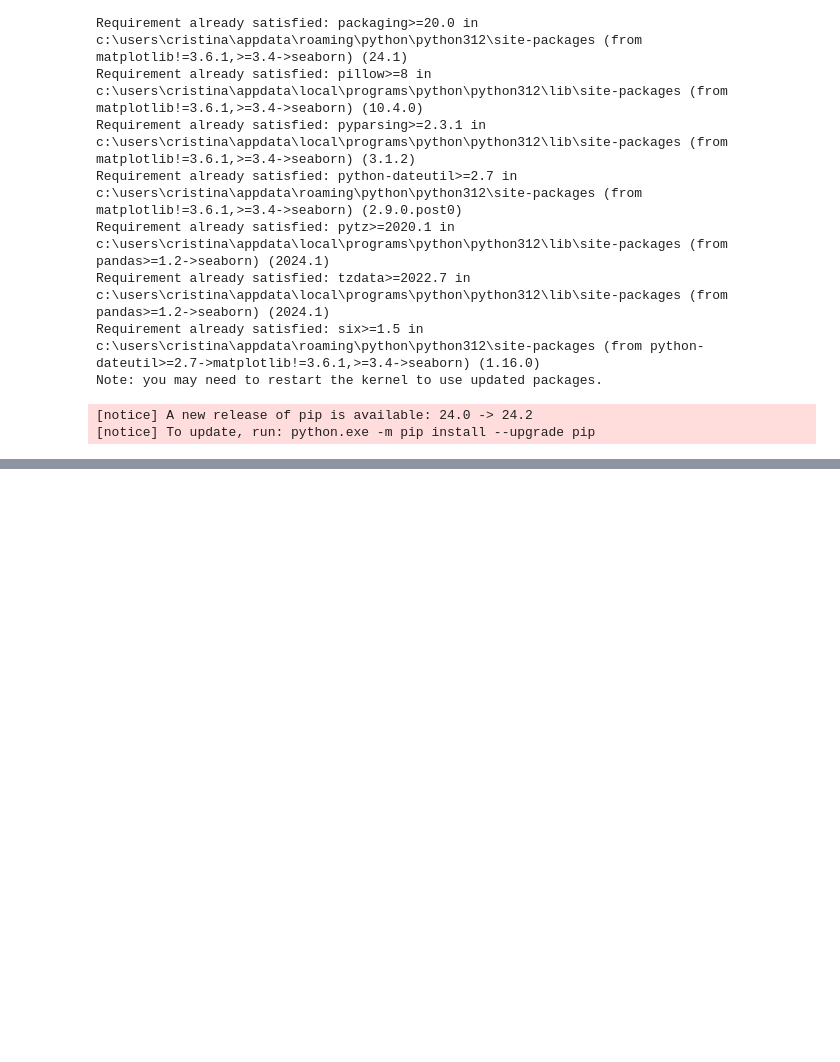
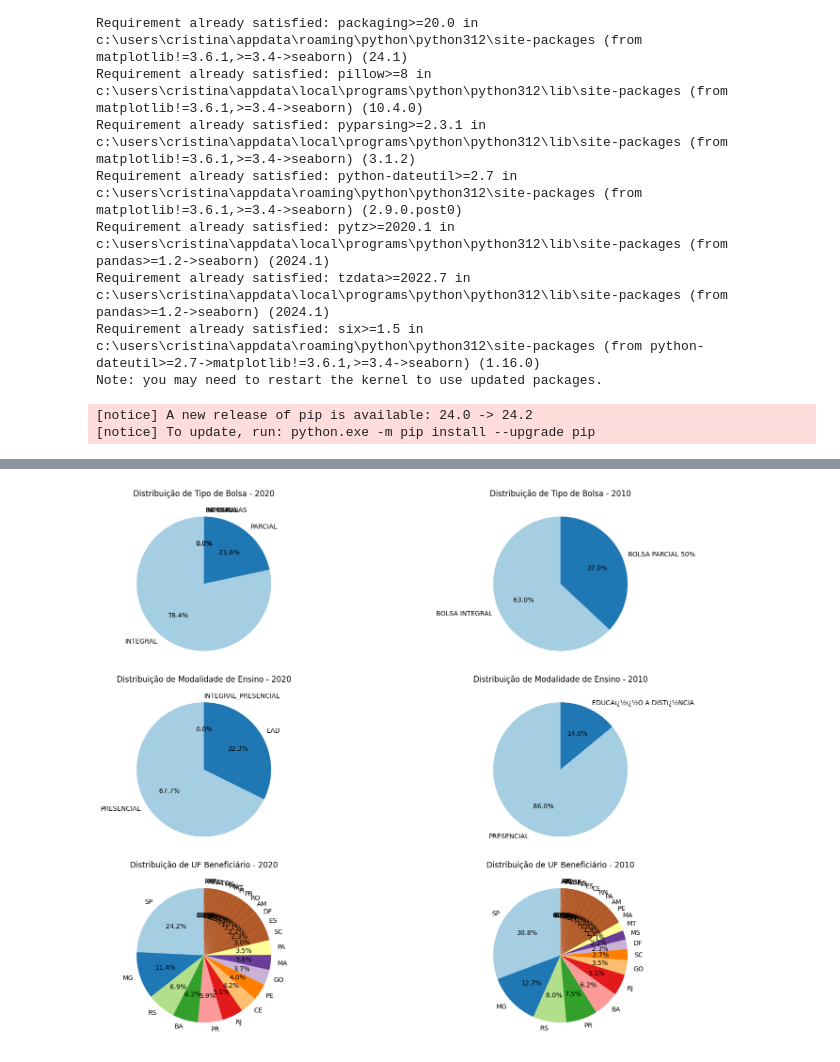
Before and after one commit to cristinaajs/DesafioAnaliseDadosPython, a Jupyter notebook: Dados_Analise.ipynb, the cells around one changed output, grey strips where cells are left out. Drawn from its saved outputs; the diff is of its cells as text; code cells hidden in the pictures; blank space fills up the shorter version.

```diff
--- a/Dados_Analise.ipynb
+++ b/Dados_Analise.ipynb
@@ -322,0 +348,45 @@ Name: count, dtype: int64
+# %%
+
+# Supondo que 'df20' e 'df10' sejam DataFrames já carregados
+
+# Contagem das categorias para cada variável e ano
+distribuicao_tipo_bolsa_2020 = df20['TIPO_BOLSA'].value_counts()
+distribuicao_modalidade_ensino_2020 = df20['MODALIDADE_ENSINO_BOLSA'].value_counts()
+distribuicao_uf_beneficiario_2020 = df20['UF_BENEFICIARIO'].value_counts()
+
+distribuicao_tipo_bolsa_2010 = df10['TIPO_BOLSA'].value_counts()
+distribuicao_modalidade_ensino_2010 = df10['MODALIDADE_ENSINO_BOLSA'].value_counts()
+distribuicao_uf_beneficiario_2010 = df10['SIGLA_UF_BENEFICIARIO_BOLSA'].value_counts()
+
+# Criar gráficos de pizza para o ano de 2020
+plt.figure(figsize=(18, 12))
+
+plt.subplot(3, 2, 1)
+plt.pie(distribuicao_tipo_bolsa_2020, labels=distribuicao_tipo_bolsa_2020.index, autopct='%1.1f%%', startangle=90, colors=plt.cm.Paired(range(len(distribuicao_tipo_bolsa_2020))))
+plt.title('Distribuição de Tipo de Bolsa - 2020')
+
+plt.subplot(3, 2, 2)
+plt.pie(distribuicao_tipo_bolsa_2010, labels=distribuicao_tipo_bolsa_2010.index, autopct='%1.1f%%', startangle=90, colors=plt.cm.Paired(range(len(distribuicao_tipo_bolsa_2010))))
+plt.title('Distribuição de Tipo de Bolsa - 2010')
+
+plt.subplot(3, 2, 3)
+plt.pie(distribuicao_modalidade_ensino_2020, labels=distribuicao_modalidade_ensino_2020.index, autopct='%1.1f%%', startangle=90, colors=plt.cm.Paired(range(len(distribuicao_modalidade_ensino_2020))))
+plt.title('Distribuição de Modalidade de Ensino - 2020')
+
+plt.subplot(3, 2, 4)
+plt.pie(distribuicao_modalidade_ensino_2010, labels=distribuicao_modalidade_ensino_2010.index, autopct='%1.1f%%', startangle=90, colors=plt.cm.Paired(range(len(distribuicao_modalidade_ensino_2010))))
+plt.title('Distribuição de Modalidade de Ensino - 2010')
+
+plt.subplot(3, 2, 5)
+plt.pie(distribuicao_uf_beneficiario_2020, labels=distribuicao_uf_beneficiario_2020.index, autopct='%1.1f%%', startangle=90, colors=plt.cm.Paired(range(len(distribuicao_uf_beneficiario_2020))))
+plt.title('Distribuição de UF Beneficiário - 2020')
+
+plt.subplot(3, 2, 6)
+plt.pie(distribuicao_uf_beneficiario_2010, labels=distribuicao_uf_beneficiario_2010.index, autopct='%1.1f%%', startangle=90, colors=plt.cm.Paired(range(len(distribuicao_uf_beneficiario_2010))))
+plt.title('Distribuição de UF Beneficiário - 2010')
+
+
+plt.tight_layout()
+plt.show()
+# %% [output]
+[figure, added]
```
Also changed, not shown: parts of 54 cells of this notebook.
